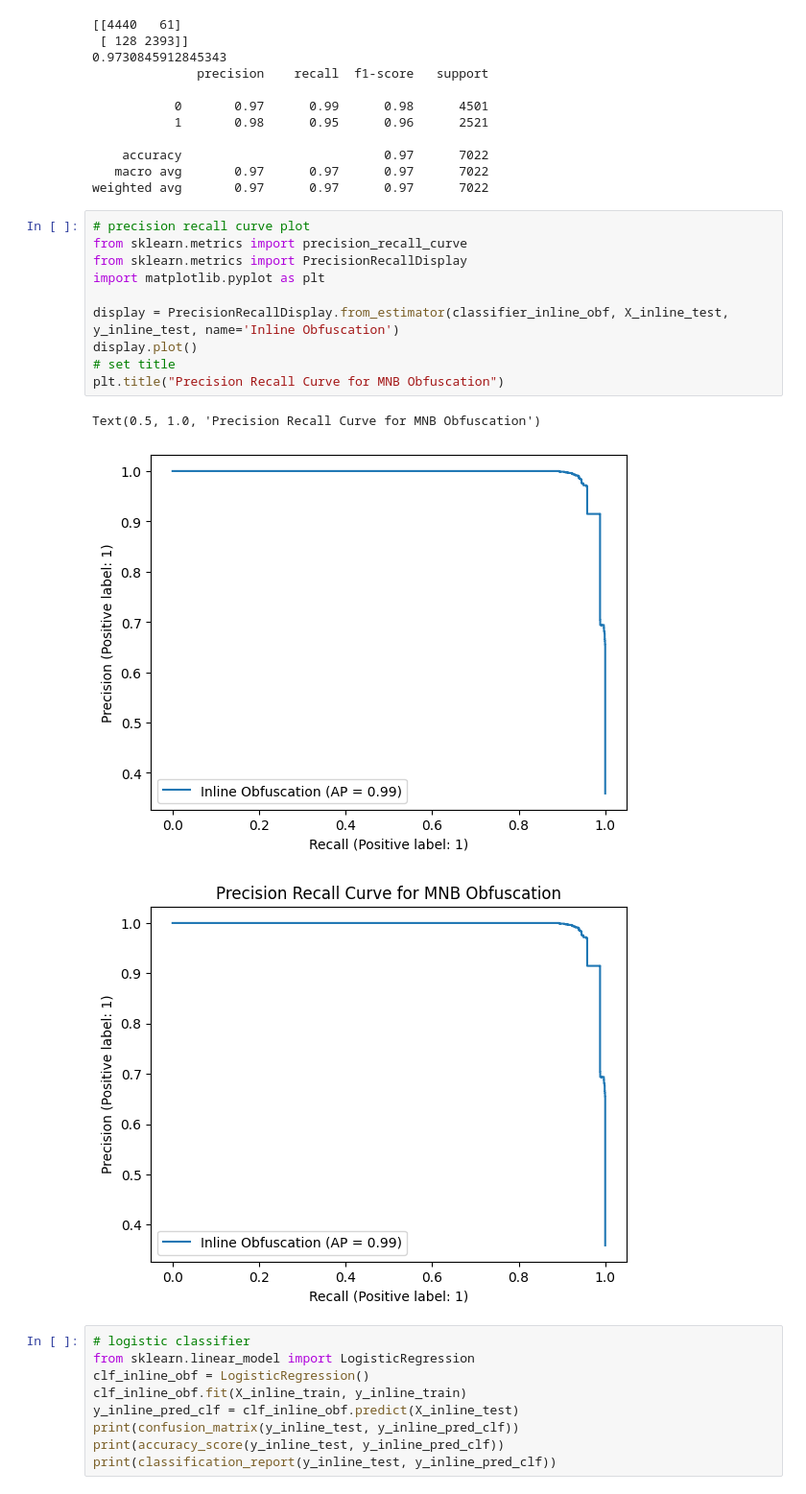
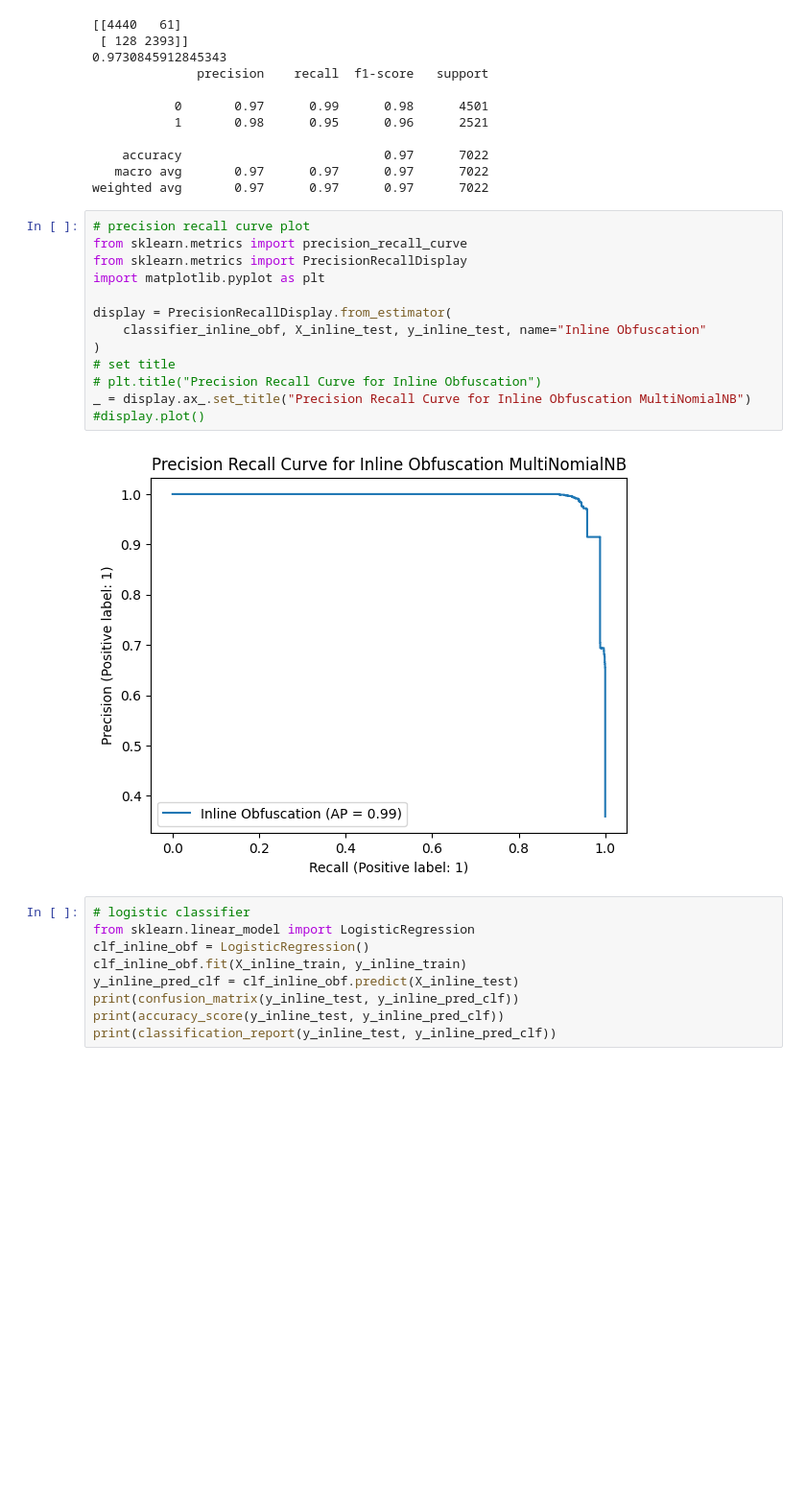
Before and after one commit to nrvadlamudi/SOQL, a Jupyter notebook: classification.ipynb, the cells around one changed output. Shown at 96% size. Drawn from its saved outputs; the diff is of its cells as text; blank space fills up the shorter version.

```diff
--- a/classification.ipynb
+++ b/classification.ipynb
@@ -79,17 +79,18 @@ weighted avg       0.97      0.97      0.97      7022
 # %%
 # precision recall curve plot
 from sklearn.metrics import precision_recall_curve
 from sklearn.metrics import PrecisionRecallDisplay
 import matplotlib.pyplot as plt
 
-display = PrecisionRecallDisplay.from_estimator(classifier_inline_obf, X_inline_test, y_inline_test, name='Inline Obfuscation')
-display.plot()
+display = PrecisionRecallDisplay.from_estimator(
+    classifier_inline_obf, X_inline_test, y_inline_test, name="Inline Obfuscation"
+)
 # set title
-plt.title("Precision Recall Curve for MNB Obfuscation")
+# plt.title("Precision Recall Curve for Inline Obfuscation")
+_ = display.ax_.set_title("Precision Recall Curve for Inline Obfuscation MultiNomialNB")
+#display.plot()
 # %% [output]
-Text(0.5, 1.0, 'Precision Recall Curve for MNB Obfuscation')
-[figure, old version]
+[figure, new version]
-[figure, removed]
 # %%
 # logistic classifier
 from sklearn.linear_model import LogisticRegression
```
Also changed, not shown: parts of 9 cells of this notebook, 3 other files.
